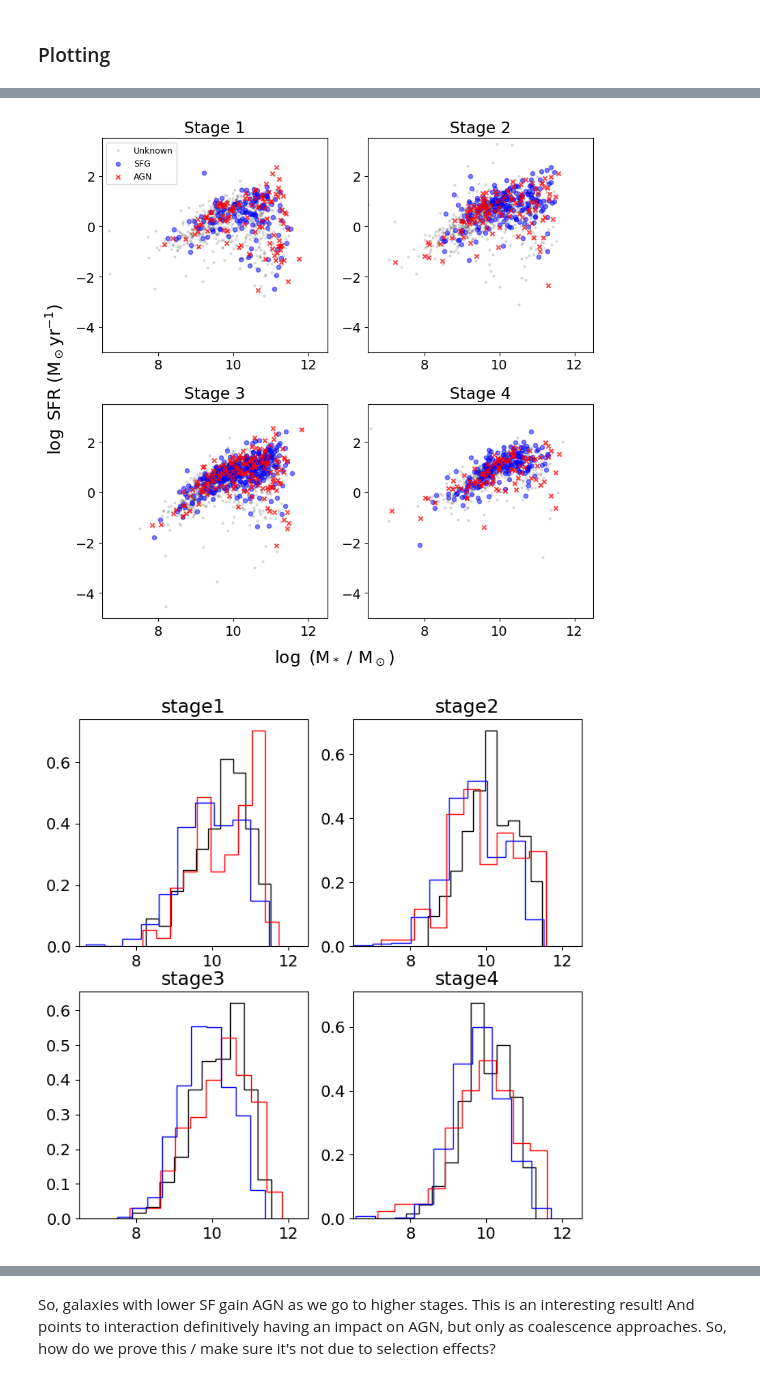
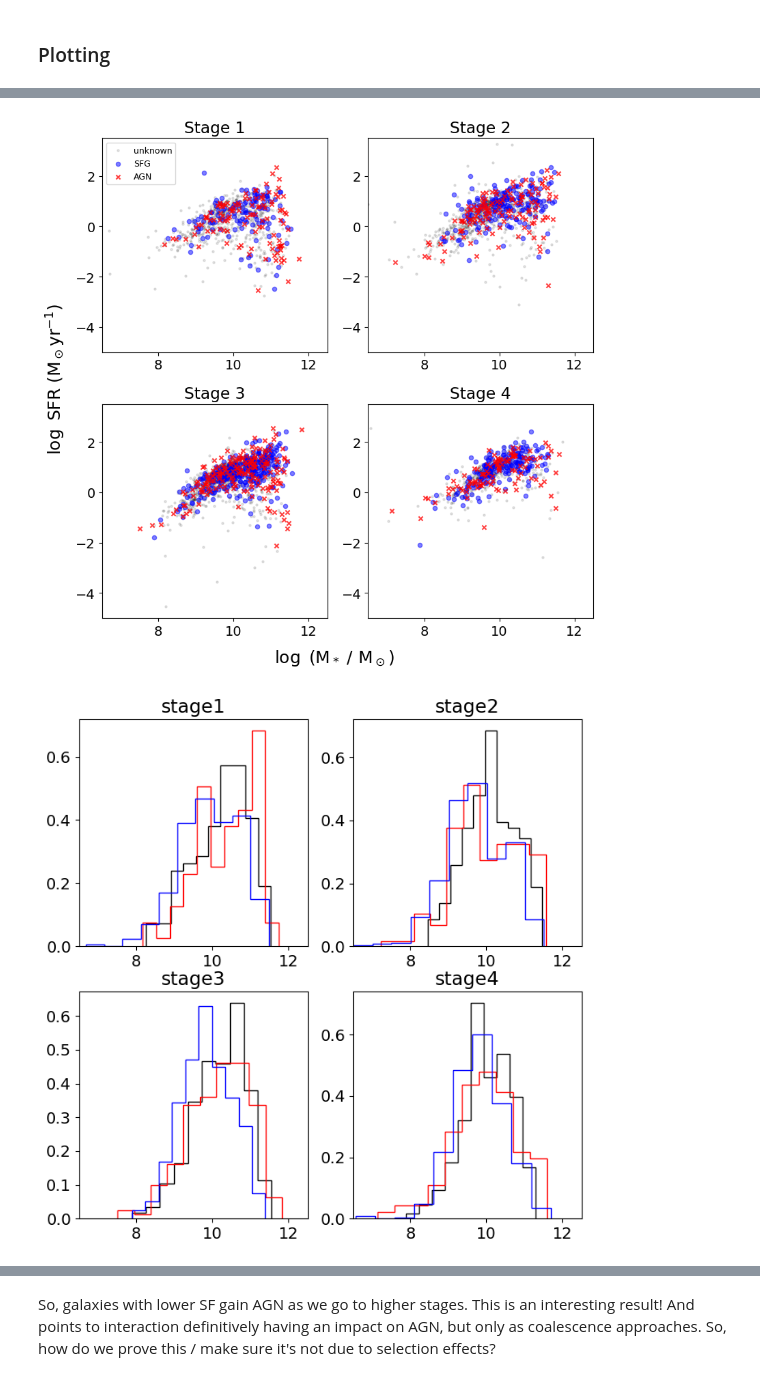
Before and after one commit to AstroORyan/mergers-in-cosmos, a Jupyter notebook: notebooks/back-to-basics/using-visual-sources/agn-w-stage.ipynb, the cells around one changed output, grey strips where cells are left out. Cells and saved outputs as stored; diff of their text form; code cells hidden in the pictures.

```diff
--- a/notebooks/back-to-basics/using-visual-sources/agn-w-stage.ipynb
+++ b/notebooks/back-to-basics/using-visual-sources/agn-w-stage.ipynb
@@ -55,8 +55,8 @@ len(agn_cat)
 df_cat_red = df_cat[['ORyanID_23', 'lp_mass_best', 'ez_sfr', 'ID', 'category']]
 # %%
 df_merg = (
-    agn_cat
-    .merge(df_cat_red, on = 'ID', how = 'left')
+    df_cat_red
+    .merge(agn_cat, on = 'ID', how = 'left')
 )
 # %% [markdown]
 ### The Raw Numbers
@@ -69,10 +69,12 @@ HLAGN      2
 Name: agn_clsf, dtype: int64
 # %%
 def agn_class(x):
-    if x == 'SFG' or x == 'SF':
+    if str(x) == 'SFG' or str(x) == 'SF':
         return 'SFG'
+    elif str(x) == 'AGN' or str(x) == 'HLAGN':
+        return 'AGN'
     else:
-        return 'AGN'
+        return 'unknown'
 # %%
 df_agn_simp = (
     df_merg
@@ -190,7 +192,7 @@ counter = 1
 fig, ax = plt.subplots(nrows = 2, ncols = 2, figsize = (8,8))
 alphas = [0.1, 0.5, 0.75]
 markers = ['.', 'o', 'x']
-agn_clsf = ['Unknown','SFG','AGN']
+agn_clsf = ['unknown','SFG','AGN']
 colours = ['black', 'blue', 'red']
 for i in range(2):
     for j in range(2):
@@ -212,27 +214,27 @@ fig.tight_layout()
 fig.savefig(f'{fig_folder}/agn-stage-dist.pdf', bbox_inches = 'tight')
 plt.show()
 # %% [output]
-[figure, old version]
+[figure, new version]
 # %%
 counter = 1
 fig, ax = plt.subplots(nrows = 2, ncols = 2, figsize = (8,8))
 for i in range(2):
     for j in range(2):
         stage = f'stage{counter}'
         df_stage = df_reclsf.query('category == @stage')
         df_agn = df_stage.query('agn_clsf_uk == "AGN"')
         df_sf = df_stage.query('agn_clsf_uk == "SFG"')
-        df_unknown = df_stage.query('agn_clsf_uk == "Unknown"')
+        df_unknown = df_stage.query('agn_clsf_uk == "unknown"')
 
         ax[i,j].hist(np.array(df_sf.lp_mass_best), color = 'black', histtype='step', density = True, bins = 10)#, alpha = 0.75)
         ax[i,j].hist(np.array(df_agn.lp_mass_best), color = 'red', histtype='step', density = True, bins = 10)#, alpha = 0.75)
         ax[i,j].hist(np.array(df_unknown.lp_mass_best), color = 'blue', histtype='step', density = True, bins = 10)#, alpha = 0.75)
         ax[i,j].set_title(stage)
         ax[i,j].set_xlim([6.5, 12.5])
 
         counter += 1
 # %% [output]
-[figure, old version]
+[figure, new version]
 # %%
 counter = 1
 fig, ax = plt.subplots(nrows = 2, ncols = 2, figsize = (8,8))
```
Also changed, not shown: parts of 38 cells of this notebook, 2 other files.
